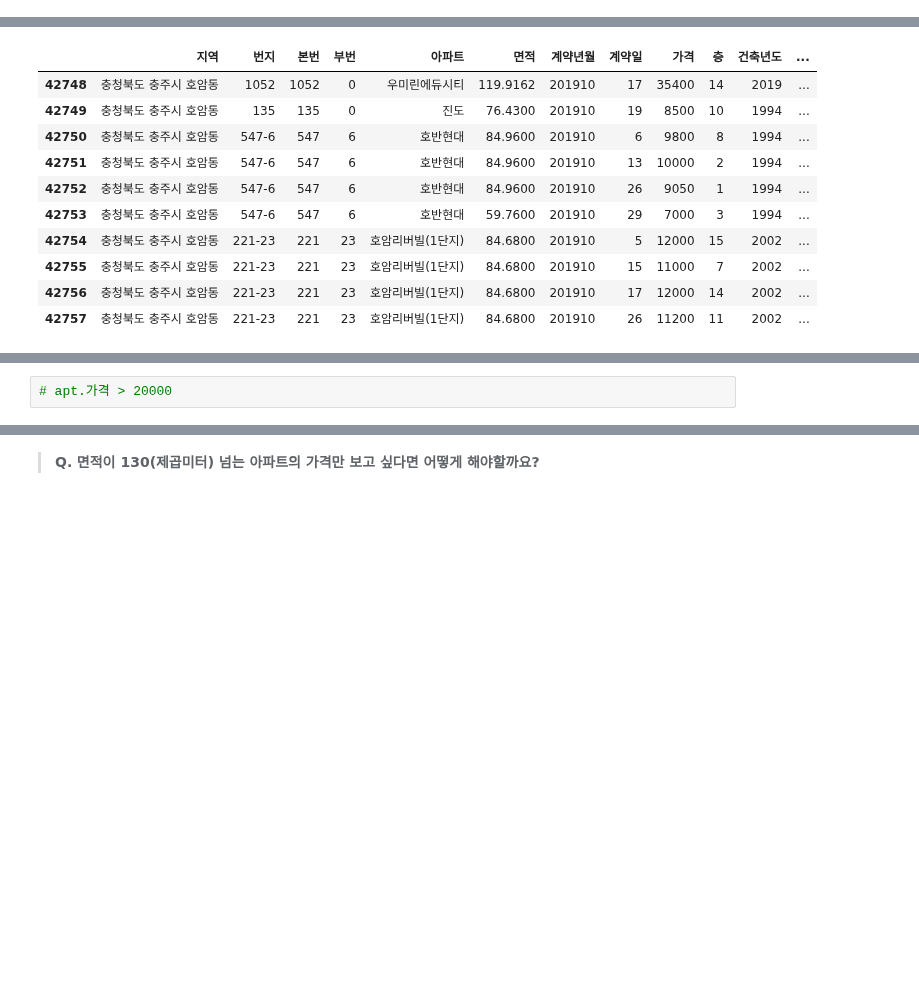
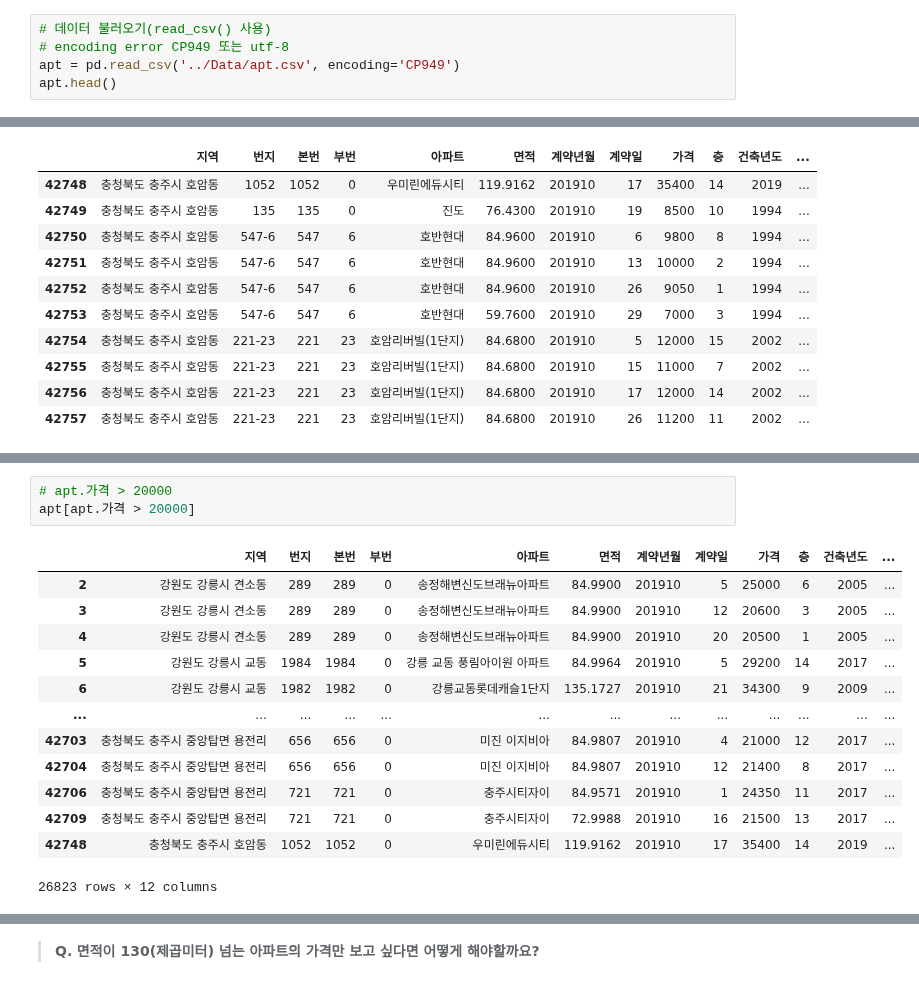
Before and after one commit to arkwith7/aSSIST_ML, a Jupyter notebook: Python1/강의노트_Jupyter notebook/2. Pandas 학습 및 실습_aSSIST.ipynb, the cells around one changed output, grey strips where cells are left out. Drawn from its saved outputs; the diff is of its cells as text; blank space fills up the shorter version.

```diff
--- a/Python1/강의노트_Jupyter notebook/2. Pandas 학습 및 실습_aSSIST.ipynb
+++ b/Python1/강의노트_Jupyter notebook/2. Pandas 학습 및 실습_aSSIST.ipynb
@@ -94,0 +125,5 @@ import os
+# %%
+# 데이터 불러오기(read_csv() 사용)
+# encoding error CP949 또는 utf-8
+apt = pd.read_csv('../Data/apt.csv', encoding='CP949')
+apt.head()
@@ -133,4 +218,19 @@ apt.tail(10)
 # %%
 # apt.가격 > 20000
+apt[apt.가격 > 20000]
+# %% [output]
+|  | 지역 | 번지 | 본번 | 부번 | 아파트 | 면적 | 계약년월 | 계약일 | 가격 | 층 | 건축년도 | ... |
+| 2 | 강원도 강릉시 견소동 | 289 | 289 | 0 | 송정해변신도브래뉴아파트 | 84.9900 | 201910 | 5 | 25000 | 6 | 2005 | ... |
+| 3 | 강원도 강릉시 견소동 | 289 | 289 | 0 | 송정해변신도브래뉴아파트 | 84.9900 | 201910 | 12 | 20600 | 3 | 2005 | ... |
+| 4 | 강원도 강릉시 견소동 | 289 | 289 | 0 | 송정해변신도브래뉴아파트 | 84.9900 | 201910 | 20 | 20500 | 1 | 2005 | ... |
+| 5 | 강원도 강릉시 교동 | 1984 | 1984 | 0 | 강릉 교동 풍림아이원 아파트 | 84.9964 | 201910 | 5 | 29200 | 14 | 2017 | ... |
+| 6 | 강원도 강릉시 교동 | 1982 | 1982 | 0 | 강릉교동롯데캐슬1단지 | 135.1727 | 201910 | 21 | 34300 | 9 | 2009 | ... |
+| ... | ... | ... | ... | ... | ... | ... | ... | ... | ... | ... | ... | ... |
+| 42703 | 충청북도 충주시 중앙탑면 용전리 | 656 | 656 | 0 | 미진 이지비아 | 84.9807 | 201910 | 4 | 21000 | 12 | 2017 | ... |
+| 42704 | 충청북도 충주시 중앙탑면 용전리 | 656 | 656 | 0 | 미진 이지비아 | 84.9807 | 201910 | 12 | 21400 | 8 | 2017 | ... |
+| 42706 | 충청북도 충주시 중앙탑면 용전리 | 721 | 721 | 0 | 충주시티자이 | 84.9571 | 201910 | 1 | 24350 | 11 | 2017 | ... |
+| 42709 | 충청북도 충주시 중앙탑면 용전리 | 721 | 721 | 0 | 충주시티자이 | 72.9988 | 201910 | 16 | 21500 | 13 | 2017 | ... |
+| 42748 | 충청북도 충주시 호암동 | 1052 | 1052 | 0 | 우미린에듀시티 | 119.9162 | 201910 | 17 | 35400 | 14 | 2019 | ... |
+26823 rows × 12 columns
 # %%
 # 2억 원 이상되는 아파트의 관련 데이터를 전부 보고 싶다면?
```
Also changed, not shown: parts of 25 cells of this notebook, 2 other files.
